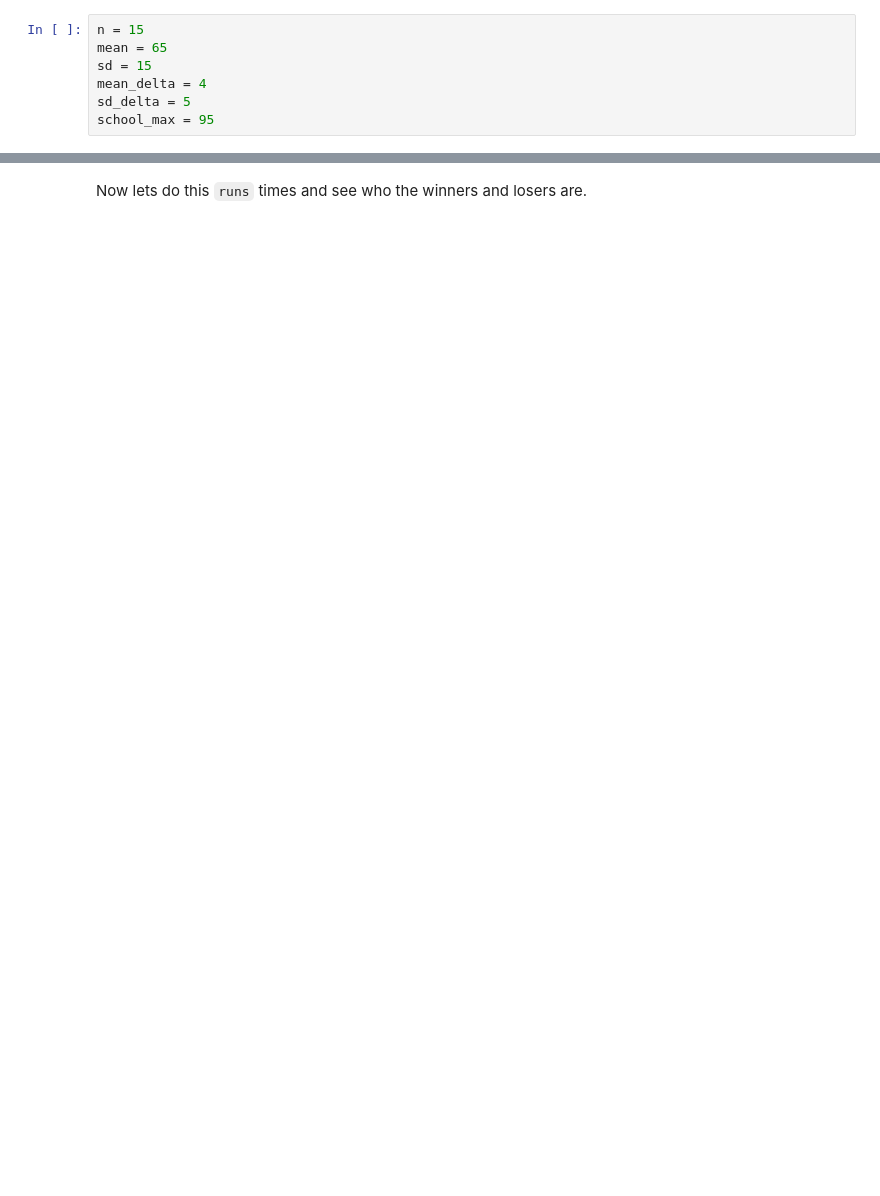
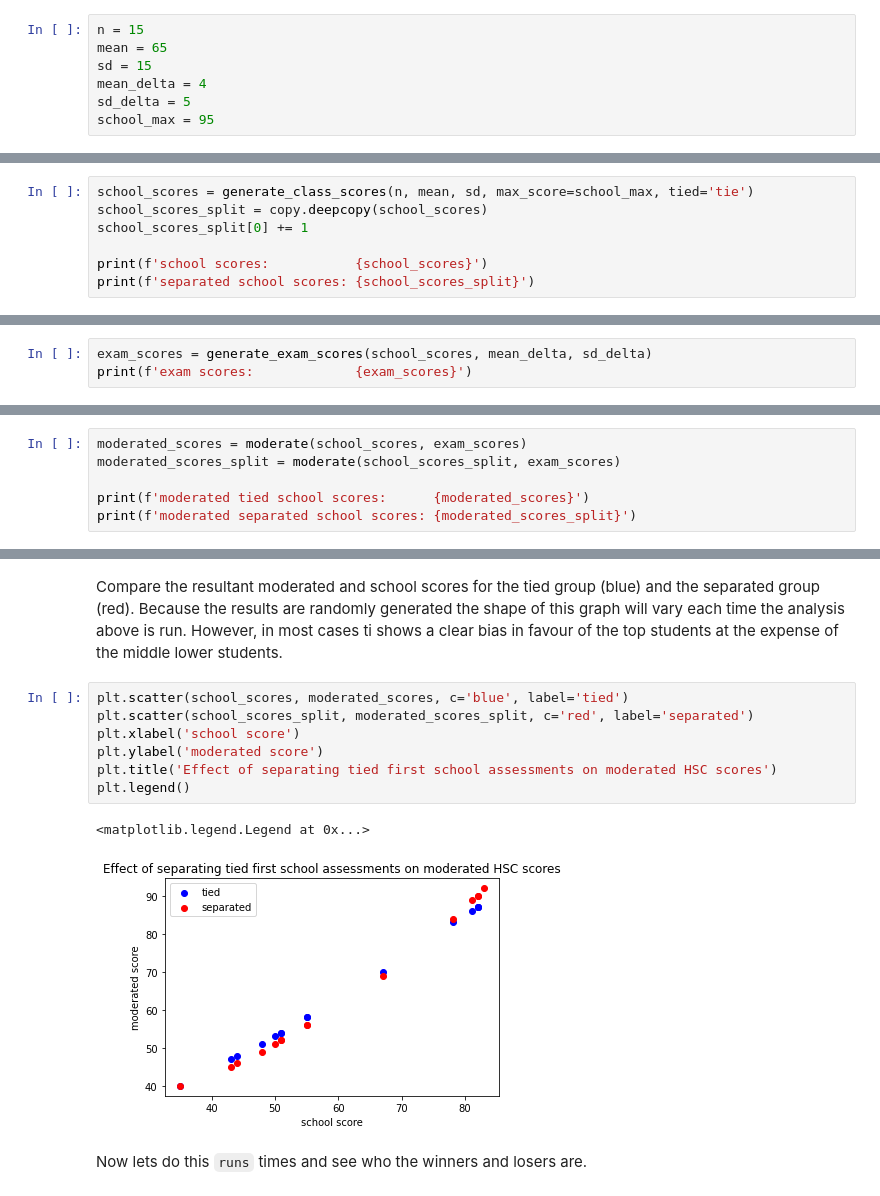
Before and after one commit to Geoffysicist/hsc_moderation, a Jupyter notebook: hsc_moderation.ipynb, the cells around one changed output, grey strips where cells are left out. Drawn from its saved outputs; the diff is of its cells as text; blank space fills up the shorter version.

```diff
--- a/hsc_moderation.ipynb
+++ b/hsc_moderation.ipynb
@@ -241,0 +281,7 @@ separated school scores: [32. 44. 52. 54. 62. 65. 66. 66. 78. 90. 92. 93.]
+# %%
+school_scores = generate_class_scores(n, mean, sd, max_score=school_max, tied='tie')
+school_scores_split = copy.deepcopy(school_scores)
+school_scores_split[0] += 1
+
+print(f'school scores:           {school_scores}')
+print(f'separated school scores: {school_scores_split}')
@@ -300,0 +293,3 @@ Effect on moderated mark as a result of spearating the top students. Listed in r
+# %%
+exam_scores = generate_exam_scores(school_scores, mean_delta, sd_delta)
+print(f'exam scores:             {exam_scores}')
@@ -300,0 +300,6 @@ Effect on moderated mark as a result of spearating the top students. Listed in r
+# %%
+moderated_scores = moderate(school_scores, exam_scores)
+moderated_scores_split = moderate(school_scores_split, exam_scores)
+
+print(f'moderated tied school scores:      {moderated_scores}')
+print(f'moderated separated school scores: {moderated_scores_split}')
@@ -301,2 +319,14 @@ Effect on moderated mark as a result of spearating the top students. Listed in r
+# %% [markdown]
+Compare the resultant moderated and school scores for the tied group (blue) and the separated group (red). Because the results are randomly generated the shape of this graph will vary each time the analysis above is run. However, in most cases ti shows a clear bias in favour of the top students at the expense of the middle lower students.
+# %%
+plt.scatter(school_scores, moderated_scores, c='blue', label='tied')
+plt.scatter(school_scores_split, moderated_scores_split, c='red', label='separated')
+plt.xlabel('school score')
+plt.ylabel('moderated score')
+plt.title('Effect of separating tied first school assessments on moderated HSC scores')
+plt.legend()
+# %% [output]
+<matplotlib.legend.Legend at 0x...>
+[figure, added]
 # %% [markdown]
 Now lets do this `runs` times and see who the winners and losers are.
```
Also changed, not shown: parts of 26 cells of this notebook, 2 other files.
